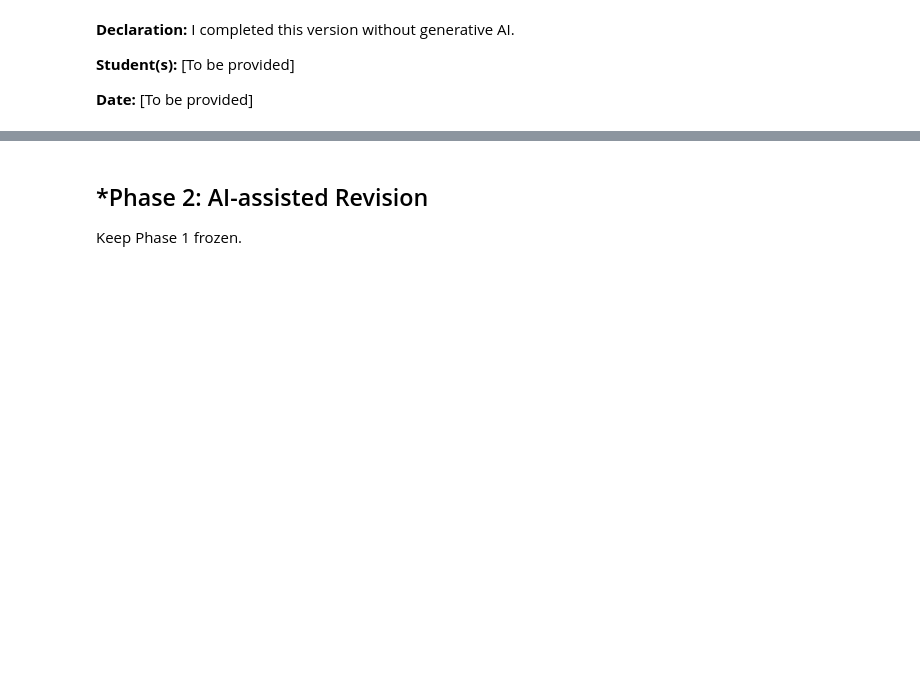
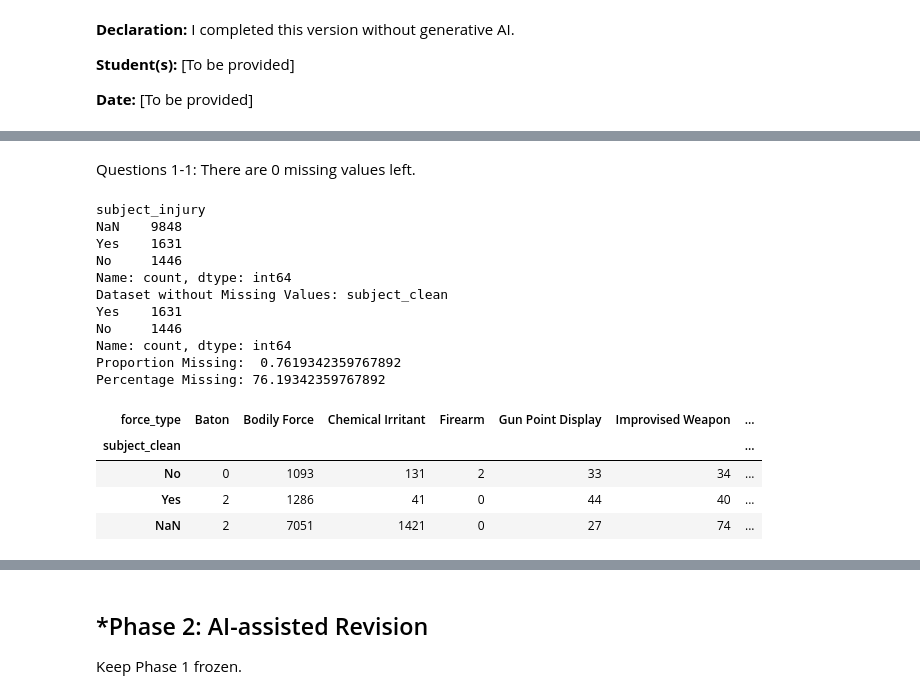
Before and after one commit to avaabarnes/A01-data-wrangling, a Jupyter notebook: A01.ipynb, the cells around one changed output, grey strips where cells are left out. Saved outputs shown, nothing was run; the diff lists cells and outputs as text; code cells hidden in the pictures; blank space fills up the shorter version.

```diff
--- a/A01.ipynb
+++ b/A01.ipynb
@@ -59,0 +77,52 @@ print("Total Missing Values:", airbnb["Price"].isna().sum())
+# %% [markdown]
+Questions 1-1: There are 0 missing values
+left.
+# %%
+#Question 1-2
+mn_police = pd.read_csv("/content/mn_police_use_of_force.csv")
+#loading Minnesota police dataset & naming it
+
+#investigating data
+mn_police.head()#checking the first 5 rows to see what dataset looks like
+mn_police.columns#checking the columns name
+
+print(mn_police['subject_injury'].value_counts(dropna=False))
+#output shows 9848 missing values, 1631 Yes, 1446 No
+
+#cleaning data
+mn_police["subject_clean"] = mn_police["subject_injury"].astype(str)#converting values to string
+mn_police["subject_clean"] = mn_police["subject_injury"].str.strip()#removing unecessary spaces
+
+mn_police_clean = mn_police.dropna(subset=['subject_clean'])
+#removing the missing subject_injury observations, only Yes and No now
+
+print("Dataset without Missing Values:", mn_police_clean["subject_clean"].value_counts())
+#checking to make sure the NaN is removed
+
+
+#finding the proportion of values that are missing from the dataset with Yes, No, Nan (missing data)
+missing_proportion = mn_police['subject_clean'].isna().mean() #find the proportion of missing values
+print("Proportion Missing: ", missing_proportion) #prints the proportion of missing values
+print("Percentage Missing:", missing_proportion*100) #prints the percentage of missing values
+
+
+#cross-tabulate injury data with force data
+pd.crosstab(mn_police['subject_clean'],mn_police['force_type'], dropna=False)
+#evaluating the amount of missing data from each different force type
+# %% [output]
+subject_injury
+NaN    9848
+Yes    1631
+No     1446
+Name: count, dtype: int64
+Dataset without Missing Values: subject_clean
+Yes    1631
+No     1446
+Name: count, dtype: int64
+Proportion Missing:  0.7619342359767892
+Percentage Missing: 76.19342359767892
+| force_type | Baton | Bodily Force | Chemical Irritant | Firearm | Gun Point Display | Improvised Weapon | ... |
+| subject_clean |  |  |  |  |  |  | ... |
+| No | 0 | 1093 | 131 | 2 | 33 | 34 | ... |
+| Yes | 2 | 1286 | 41 | 0 | 44 | 40 | ... |
+| NaN | 2 | 7051 | 1421 | 0 | 27 | 74 | ... |
```
Also changed, not shown: parts of 6 cells of this notebook.
